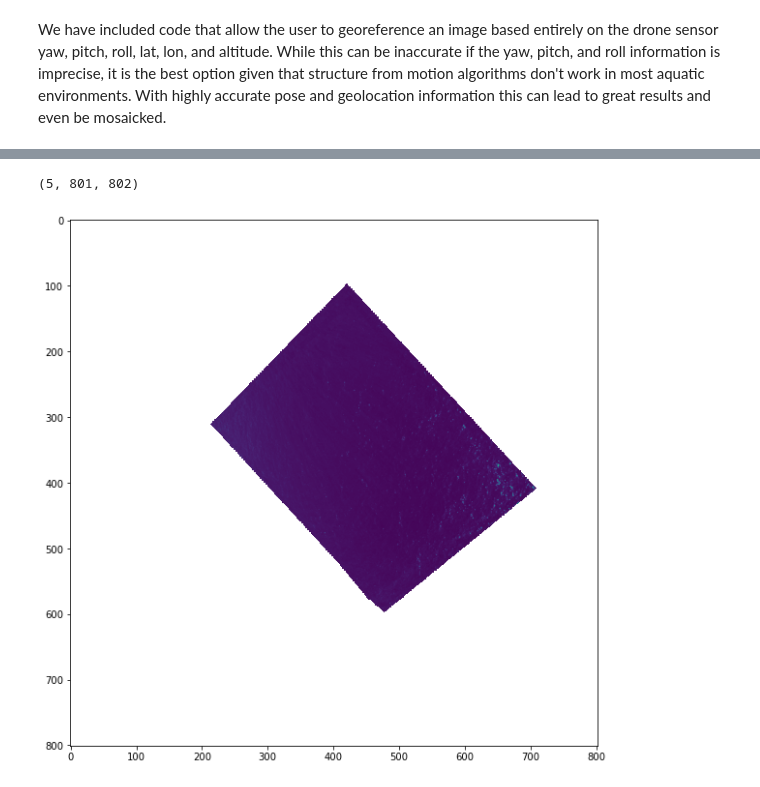
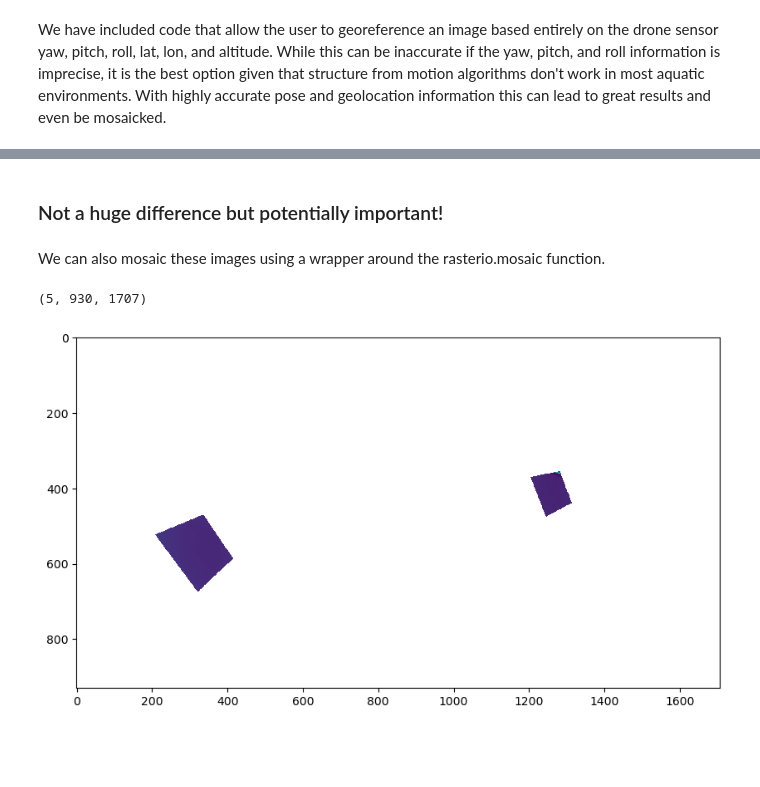
Before and after one commit to aewindle110/DroneWQ, a Jupyter notebook: georeferencing_improved.ipynb, the cells around one changed output, grey strips where cells are left out. Drawn from its saved outputs; the diff is of its cells as text; code cells hidden in the pictures; blank space fills up the shorter version.

Commit message:
final check through to fix georef and surf comparison notebooks and squashing some georef bugs

```diff
--- a/georeferencing_improved.ipynb
+++ b/georeferencing_improved.ipynb
@@ -114,0 +158,4 @@ True
+# %% [markdown]
+### Not a huge difference but potentially important!
+# %% [markdown]
+We can also mosaic these images using a wrapper around the rasterio.mosaic function.
@@ -115,6 +164,6 @@ True
 # %%
-foo = mosaic(main_dir=project_path, img_dir = project_path+'/georeferenced_rrs_mobley', output_name='mosaic', plot=True, save=True, band_to_plot=0)
+foo = mosaic(main_dir=project_path, img_dir = project_path+'/georeferenced_rrs_mobley_improved', output_name='mosaic', plot=True, save=True, band_to_plot=0)
 print(foo.shape)
 # %% [output]
-(5, 801, 802)
+(5, 930, 1707)
-[figure, old version]
+[figure, new version]
```
Also changed, not shown: parts of 33 cells of this notebook, 3 other files.
